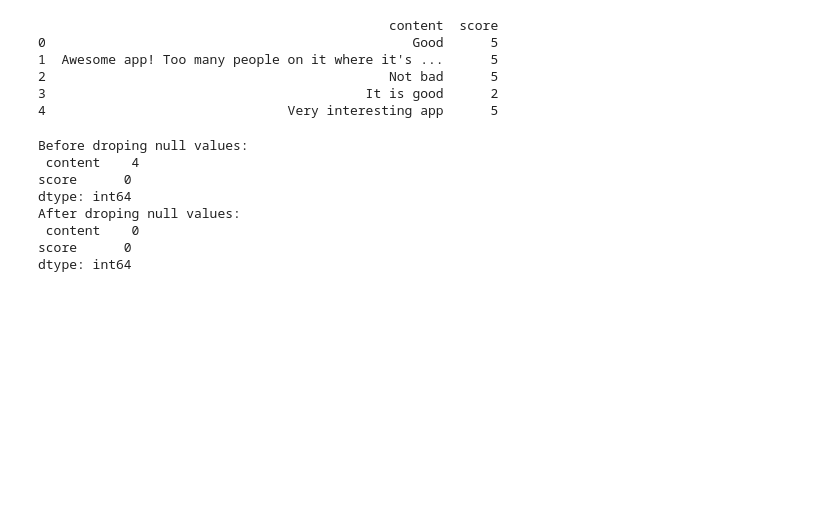
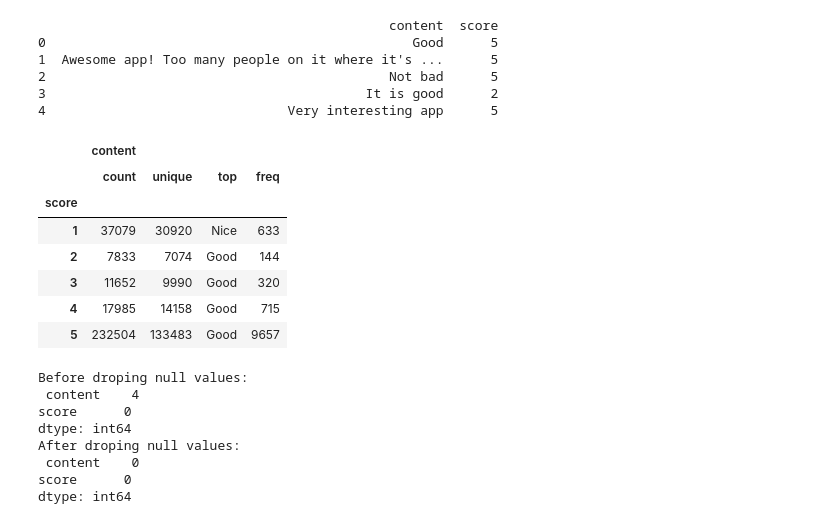
Before and after one commit to franck-armand/Data-Science-Projects, a Jupyter notebook: Tiktok_Review_analysis/tiktok_Review.ipynb, the cells around one changed output. Saved outputs shown, nothing was run; the diff lists cells and outputs as text; code cells hidden in the pictures; blank space fills up the shorter version.

```diff
--- a/Tiktok_Review_analysis/tiktok_Review.ipynb
+++ b/Tiktok_Review_analysis/tiktok_Review.ipynb
@@ -41,6 +41,21 @@ print(data.head(5))
 2                                            Not bad      5
 3                                         It is good      2
 4                               Very interesting app      5
+# %%
+df_groupby_score = data.groupby(['score'])
+# df_groupby_score.ngroups
+# df_groupby_score.groups
+# df_groupby_score.size()
+df_groupby_score.describe().head()
+# %% [output]
+|  | content |  |  |  |
+|  | count | unique | top | freq |
+| score |  |  |  |  |
+| 1 | 37079 | 30920 | Nice | 633 |
+| 2 | 7833 | 7074 | Good | 144 |
+| 3 | 11652 | 9990 | Good | 320 |
+| 4 | 17985 | 14158 | Good | 715 |
+| 5 | 232504 | 133483 | Good | 9657 |
 # %%
 # check for null value and drop any
 print('Before droping null values: \n',data.isnull().sum())
```
Also changed, not shown: parts of 1 cell of this notebook.
